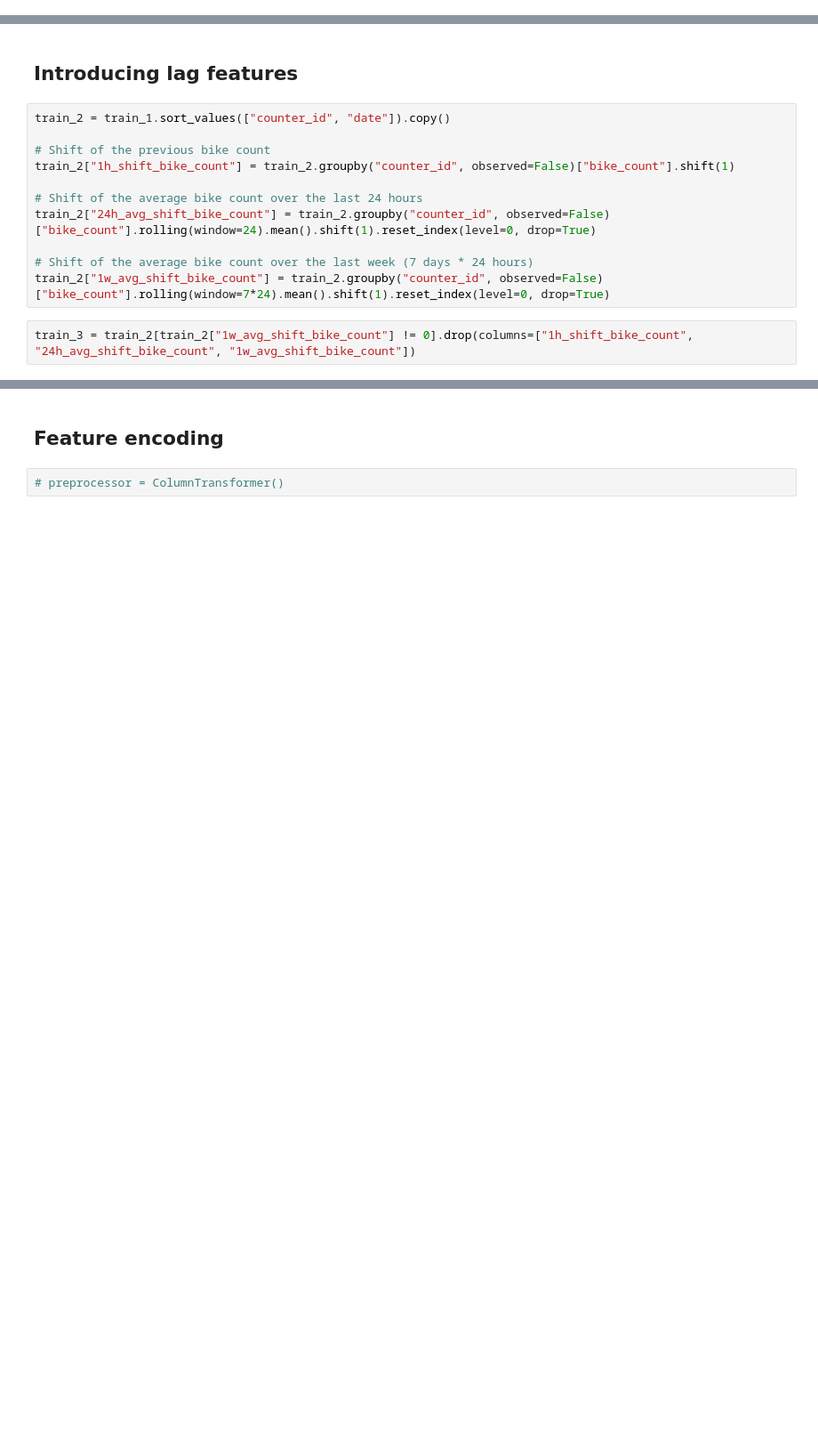
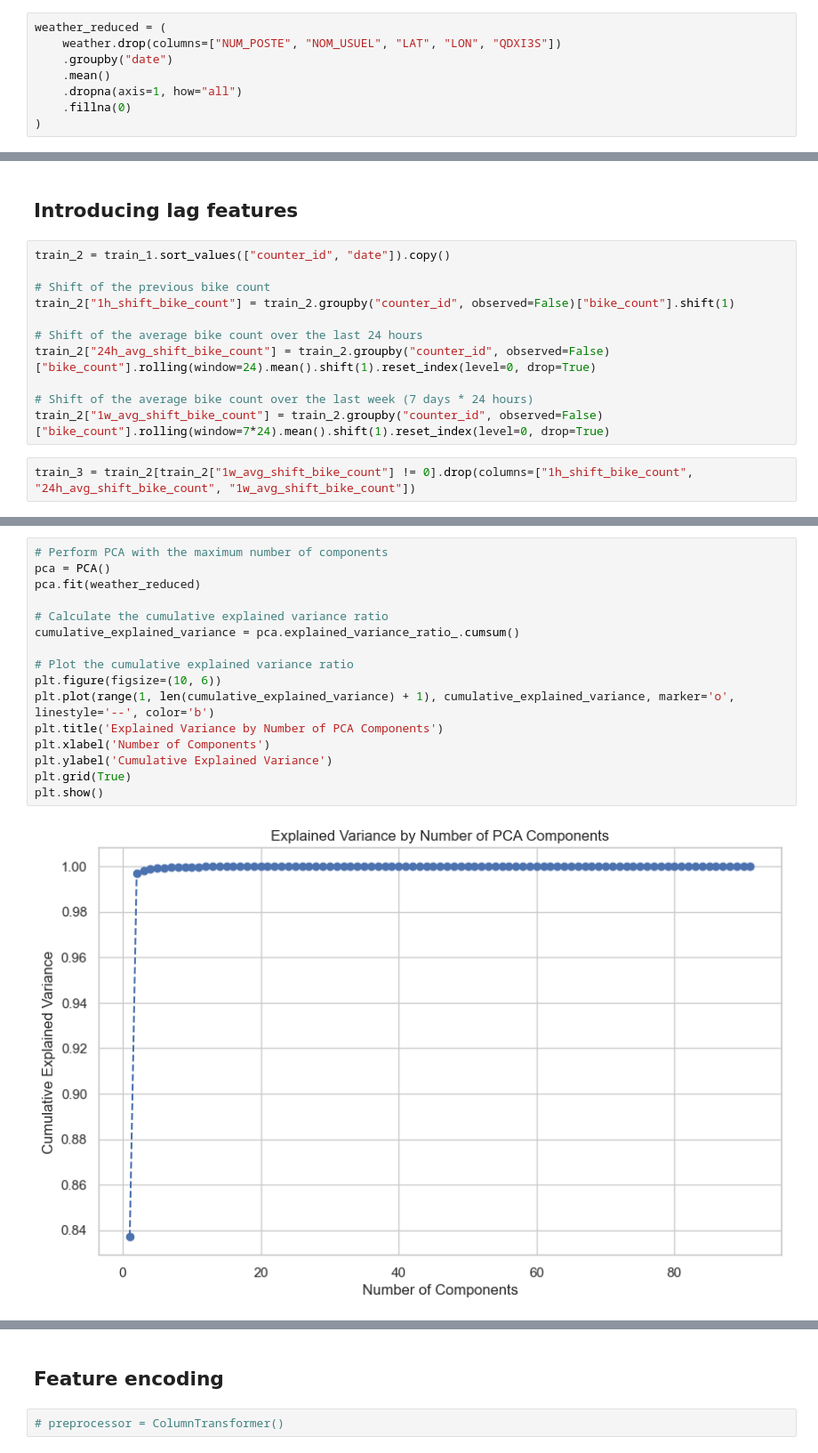
Before and after one commit to p-haas/bike_counters, a Jupyter notebook: WIP/eda_notebook.ipynb, the cells around one changed output, grey strips where cells are left out. Shown at 89% size. Drawn from its saved outputs; the diff is of its cells as text; blank space fills up the shorter version.

```diff
--- a/WIP/eda_notebook.ipynb
+++ b/WIP/eda_notebook.ipynb
@@ -284,3 +407,11 @@ We should try to find information about sites under repair (or else) to improve
+# %%
+weather_reduced = (
+    weather.drop(columns=["NUM_POSTE", "NOM_USUEL", "LAT", "LON", "QDXI3S"])
+    .groupby("date")
+    .mean()
+    .dropna(axis=1, how="all")
+    .fillna(0)
+)
 # %% [markdown]
 # Feature engineering
 # %% [markdown]
@@ -451,0 +596,18 @@ train_3 = train_2[train_2["1w_avg_shift_bike_count"] != 0].drop(columns=["1h_shi
+# %%
+# Perform PCA with the maximum number of components
+pca = PCA()
+pca.fit(weather_reduced)
+
+# Calculate the cumulative explained variance ratio
+cumulative_explained_variance = pca.explained_variance_ratio_.cumsum()
+
+# Plot the cumulative explained variance ratio
+plt.figure(figsize=(10, 6))
+plt.plot(range(1, len(cumulative_explained_variance) + 1), cumulative_explained_variance, marker='o', linestyle='--', color='b')
+plt.title('Explained Variance by Number of PCA Components')
+plt.xlabel('Number of Components')
+plt.ylabel('Cumulative Explained Variance')
+plt.grid(True)
+plt.show()
+# %% [output]
+[figure, added]
```
Also changed, not shown: parts of 37 cells of this notebook, 2 other files.
